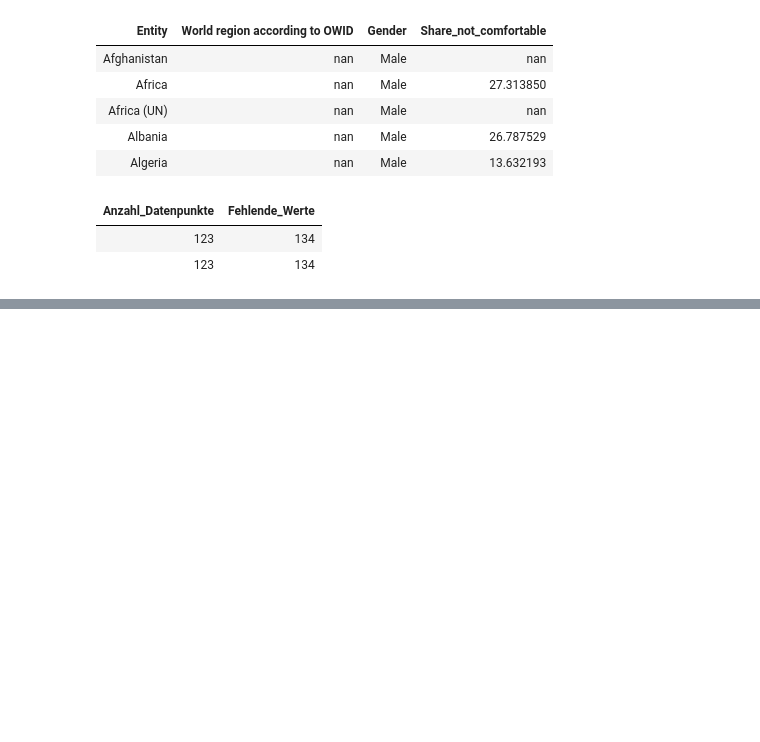
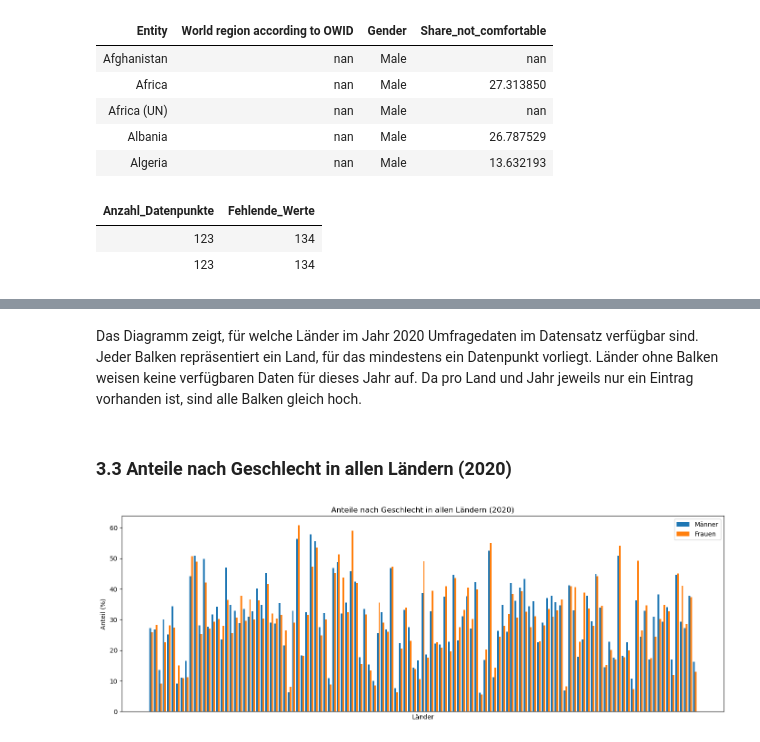
Before and after one commit to CarolinaTresch/Burden_of_Mental_Illness, a Jupyter notebook: Discomfort_Speaking_Anxiety_by_gender.ipynb, the cells around one changed output, grey strips where cells are left out. Drawn from its saved outputs; the diff is of its cells as text; code cells hidden in the pictures; blank space fills up the shorter version.

```diff
--- a/Discomfort_Speaking_Anxiety_by_gender.ipynb
+++ b/Discomfort_Speaking_Anxiety_by_gender.ipynb
@@ -219,0 +249,41 @@ plt.show()
+# %% [markdown]
+
+Das Diagramm zeigt, für welche Länder im Jahr 2020 Umfragedaten im Datensatz verfügbar sind. Jeder Balken repräsentiert ein Land, für das mindestens ein Datenpunkt vorliegt. Länder ohne Balken weisen keine verfügbaren Daten für dieses Jahr auf. Da pro Land und Jahr jeweils nur ein Eintrag vorhanden ist, sind alle Balken gleich hoch.
+# %% [markdown]
+### 3.3 Anteile nach Geschlecht in allen Ländern (2020)
+# %%
+import pandas as pd
+import matplotlib.pyplot as plt
+
+
+df = pd.read_csv("discomfort-speaking-anxiety-depression-by-gender.csv")
+
+# Nur Jahr 2020
+df = df[df["Year"] == 2020]
+
+male_col = "Share - Question: mh5 - Someone local comfortable speaking about anxiety/depression with someone they know - Answer: Not at all comfortable - Gender: male - Age group: all"
+female_col = "Share - Question: mh5 - Someone local comfortable speaking about anxiety/depression with someone they know - Answer: Not at all comfortable - Gender: female - Age group: all"
+
+
+df_plot = df.dropna(subset=[male_col, female_col])
+
+
+df_plot = df_plot.sort_values("Entity")
+
+
+x = range(len(df_plot))
+width = 0.4
+
+plt.figure(figsize=(14, 5))
+plt.bar([i - width/2 for i in x], df_plot[male_col], width=width, label="Männer")
+plt.bar([i + width/2 for i in x], df_plot[female_col], width=width, label="Frauen")
+
+plt.xticks([])
+plt.xlabel("Länder")
+plt.ylabel("Anteil (%)")
+plt.title("Anteile nach Geschlecht in allen Ländern (2020)")
+plt.legend()
+plt.tight_layout()
+plt.show()
+# %% [output]
+[figure, added]
```
Also changed, not shown: parts of 26 cells of this notebook, 2 other files.
